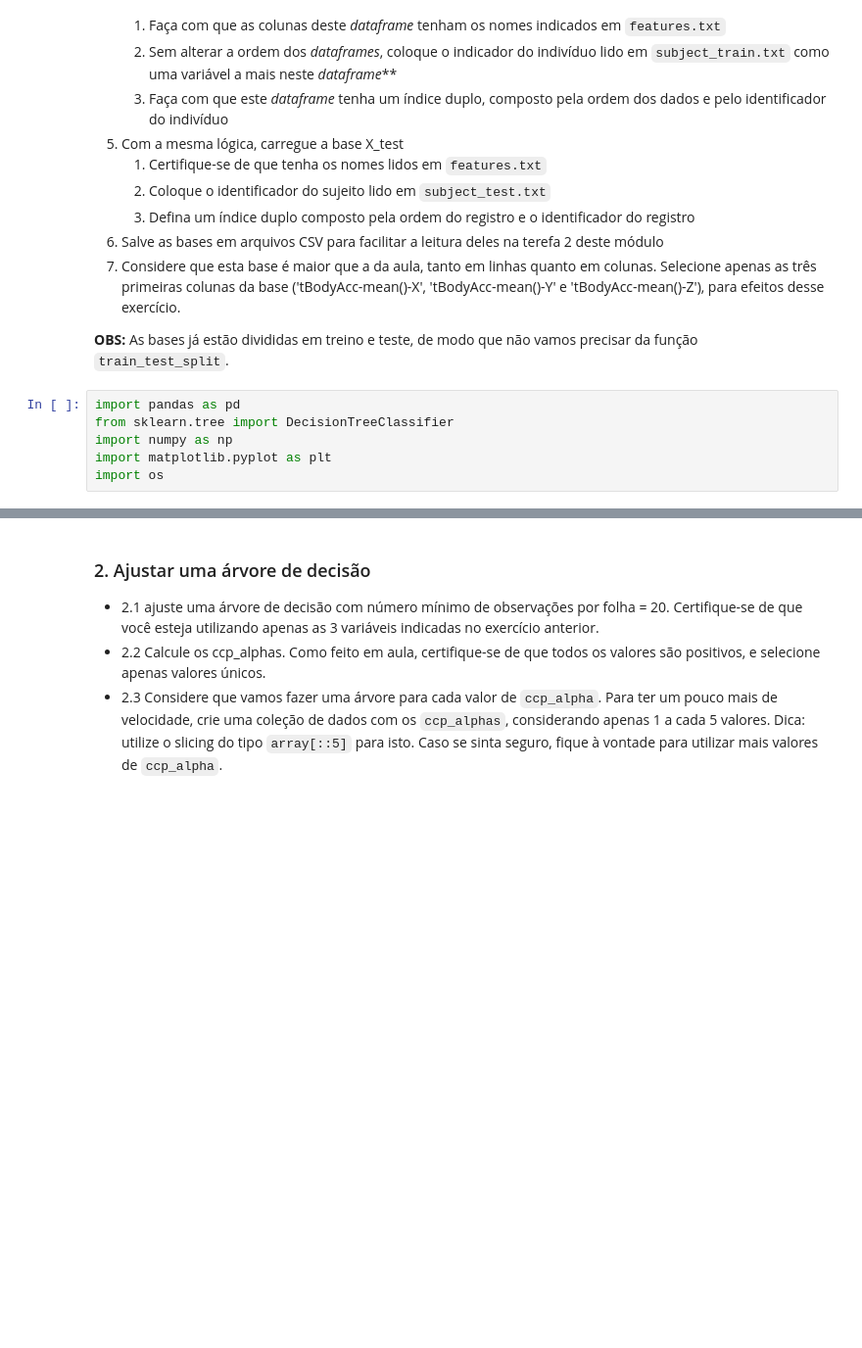
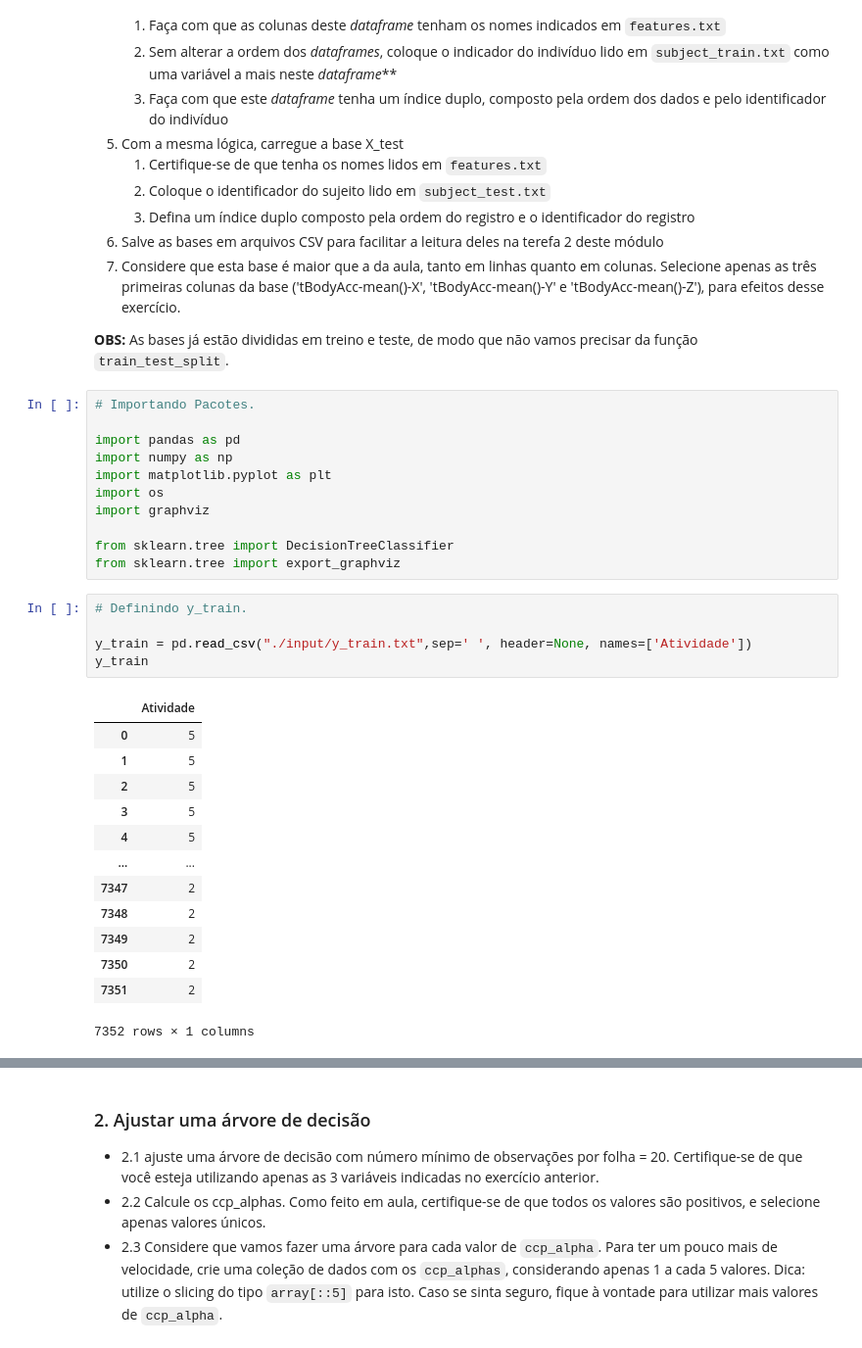
Before and after one commit to marceloaires7/EBAC-Aulas, a Jupyter notebook: Modulo17/Exercício_Cientista_de_dados_Módulo17/Exercício 1/Modulo17Exercicio1.ipynb, the cells around one changed output, grey strips where cells are left out. Shown at 98% size. Drawn from its saved outputs; the diff is of its cells as text; blank space fills up the shorter version.

````diff
--- a/Modulo17/Exercício_Cientista_de_dados_Módulo17/Exercício 1/Modulo17Exercicio1.ipynb
+++ b/Modulo17/Exercício_Cientista_de_dados_Módulo17/Exercício 1/Modulo17Exercicio1.ipynb
@@ -58,8 +58,32 @@ Carregue as bases:
 
 **OBS:** As bases já estão divididas em treino e teste, de modo que não vamos precisar da função ```train_test_split```.
 # %%
+# Importando Pacotes.
+
 import pandas as pd
-from sklearn.tree import DecisionTreeClassifier
 import numpy as np
 import matplotlib.pyplot as plt
 import os
+import graphviz
+
+from sklearn.tree import DecisionTreeClassifier
+from sklearn.tree import export_graphviz
+# %%
+# Definindo y_train.
+
+y_train = pd.read_csv("./input/y_train.txt",sep=' ', header=None, names=['Atividade'])
+y_train
+# %% [output]
+|  | Atividade |
+| 0 | 5 |
+| 1 | 5 |
+| 2 | 5 |
+| 3 | 5 |
+| 4 | 5 |
+| ... | ... |
+| 7347 | 2 |
+| 7348 | 2 |
+| 7349 | 2 |
+| 7350 | 2 |
+| 7351 | 2 |
+7352 rows × 1 columns
````
Also changed, not shown: parts of 18 cells of this notebook, 5 other files.
